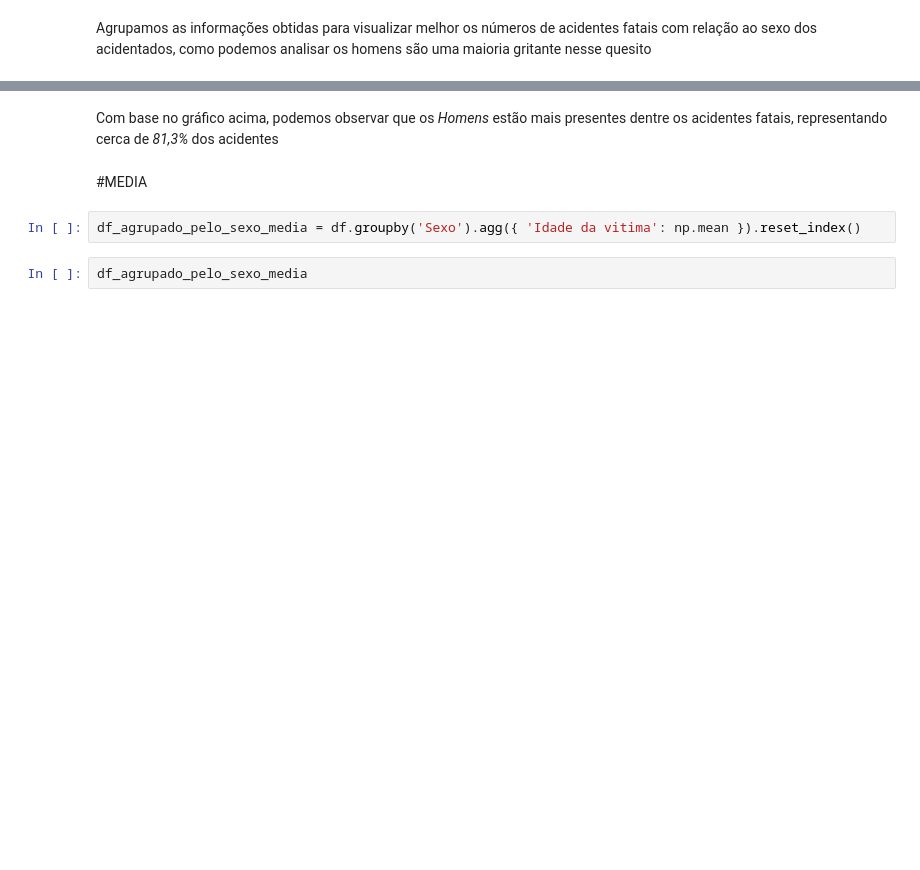
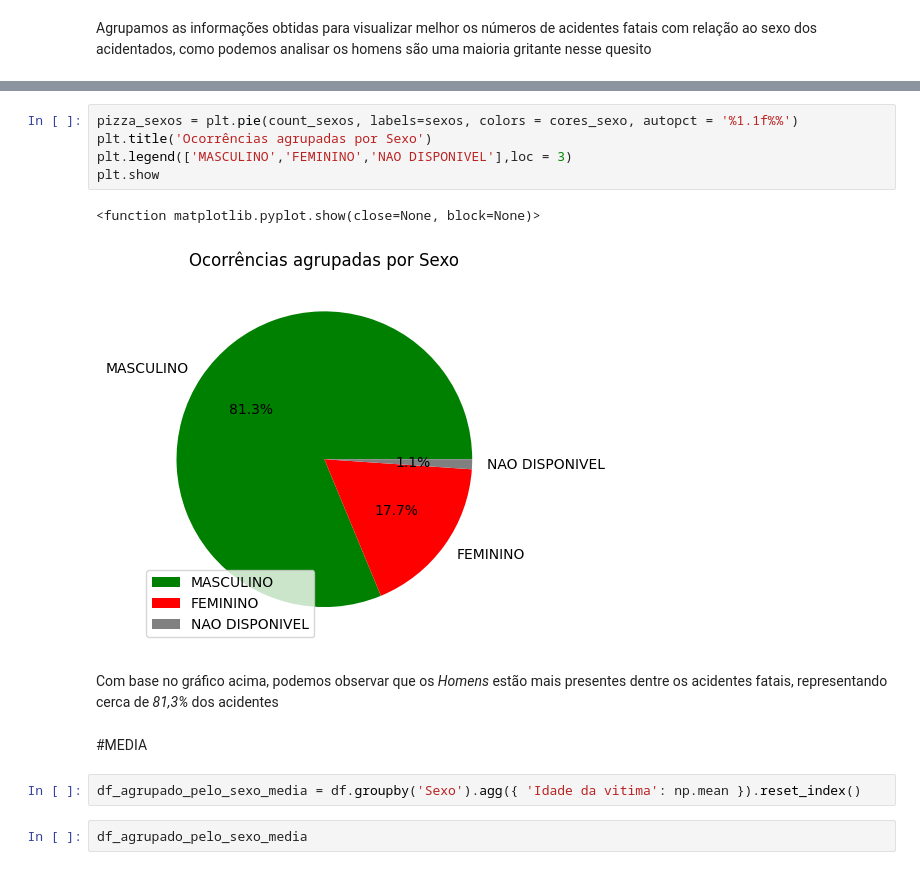
Before and after one commit to luizfernando120/Projeto-teste, a Jupyter notebook: Cópia_de_Projeto_07_Abril.ipynb, the cells around one changed output, grey strips where cells are left out. Saved outputs shown, nothing was run; the diff lists cells and outputs as text; blank space fills up the shorter version.

```diff
--- a/Cópia_de_Projeto_07_Abril.ipynb
+++ b/Cópia_de_Projeto_07_Abril.ipynb
@@ -83,3 +80,11 @@ px.pie(quantidade_tipos_sexo, names=quantidade_tipos_sexo.index, values=quantida
+# %%
+pizza_sexos = plt.pie(count_sexos, labels=sexos, colors = cores_sexo, autopct = '%1.1f%%')
+plt.title('Ocorrências agrupadas por Sexo')
+plt.legend(['MASCULINO','FEMININO','NAO DISPONIVEL'],loc = 3)
+plt.show
+# %% [output]
+<function matplotlib.pyplot.show(close=None, block=None)>
+[figure, added]
 # %% [markdown]
 Com base no gráfico acima, podemos observar que os *Homens* estão mais presentes dentre os acidentes fatais, representando cerca de *81,3%* dos acidentes
 # %% [markdown]
```
Also changed, not shown: parts of 10 cells of this notebook.
